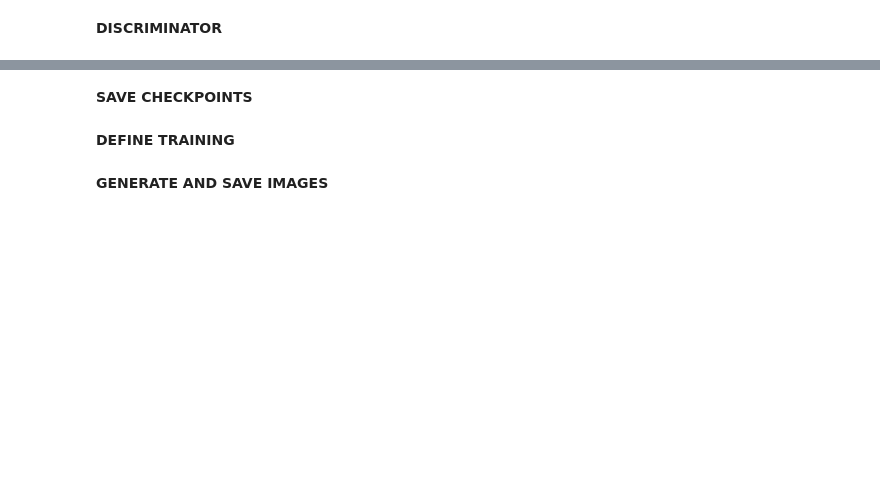
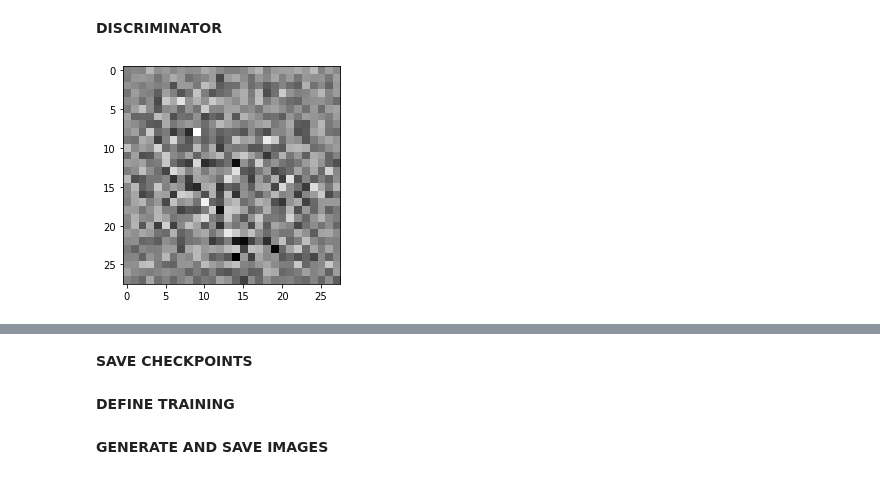
Before and after one commit to ayd-ocan/dcgan_fashion_mnist, a Jupyter notebook: dcgan-fashion-mnist.ipynb, the cells around one changed output, grey strips where cells are left out. Saved outputs shown, nothing was run; the diff lists cells and outputs as text; code cells hidden in the pictures; blank space fills up the shorter version.

```diff
--- a/dcgan-fashion-mnist.ipynb
+++ b/dcgan-fashion-mnist.ipynb
@@ -114,6 +112,14 @@ def discriminator_model():
     model.add(layers.Dense(1))
 
     return model
+# %%
+generator = generator_model()
+noise = tf.random.normal((16,100))
+gen_img = generator(noise,training = False)
+plt.imshow(gen_img[0,:,:,:] *127.5 + 127.5,cmap = "gray")
+plt.show()
+# %% [output]
+[figure, added]
 # %%
 #Use (untrained) classifier to make decision(positive => real,negative => fake.)
 discriminator = discriminator_model()
```
Also changed, not shown: parts of 21 cells of this notebook.
